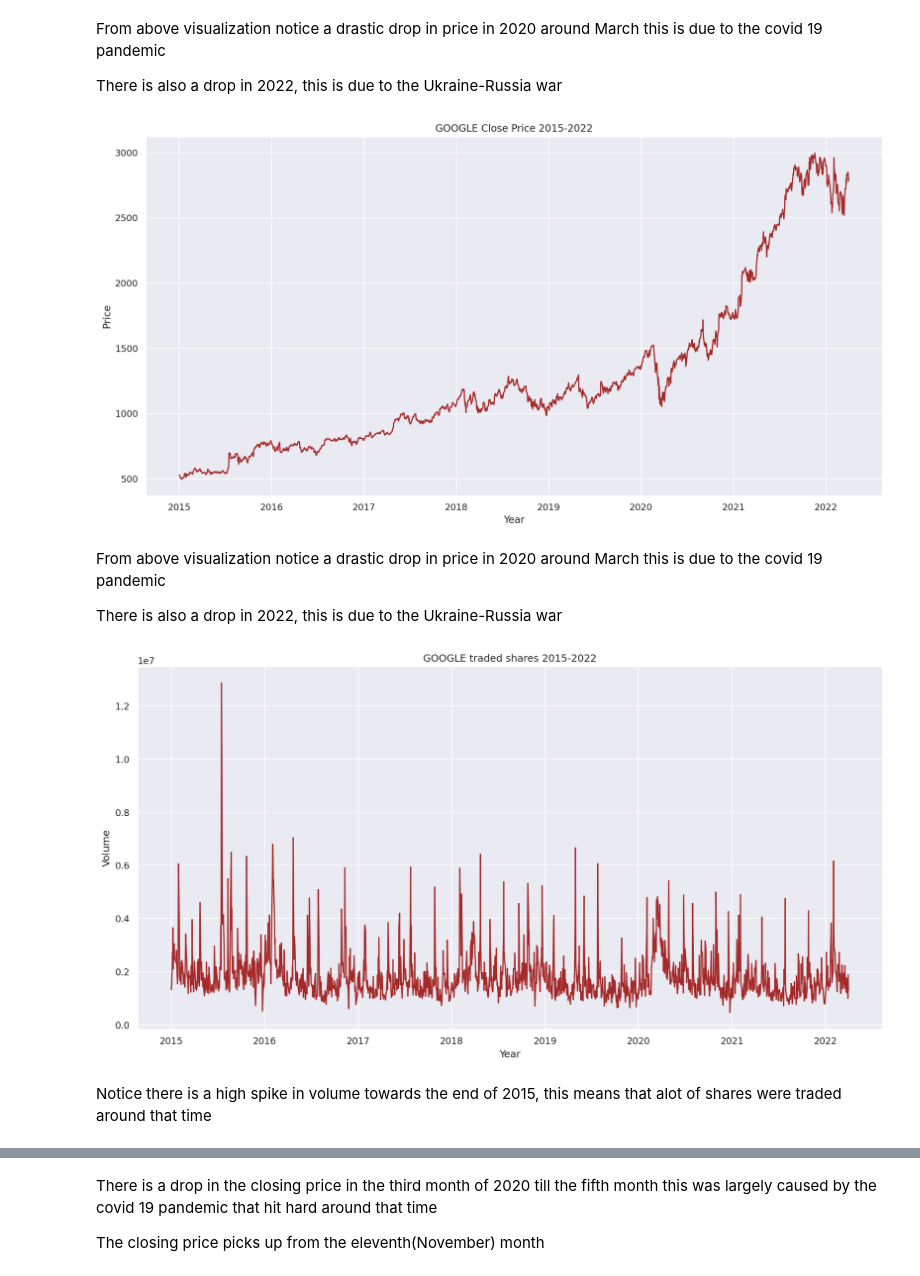
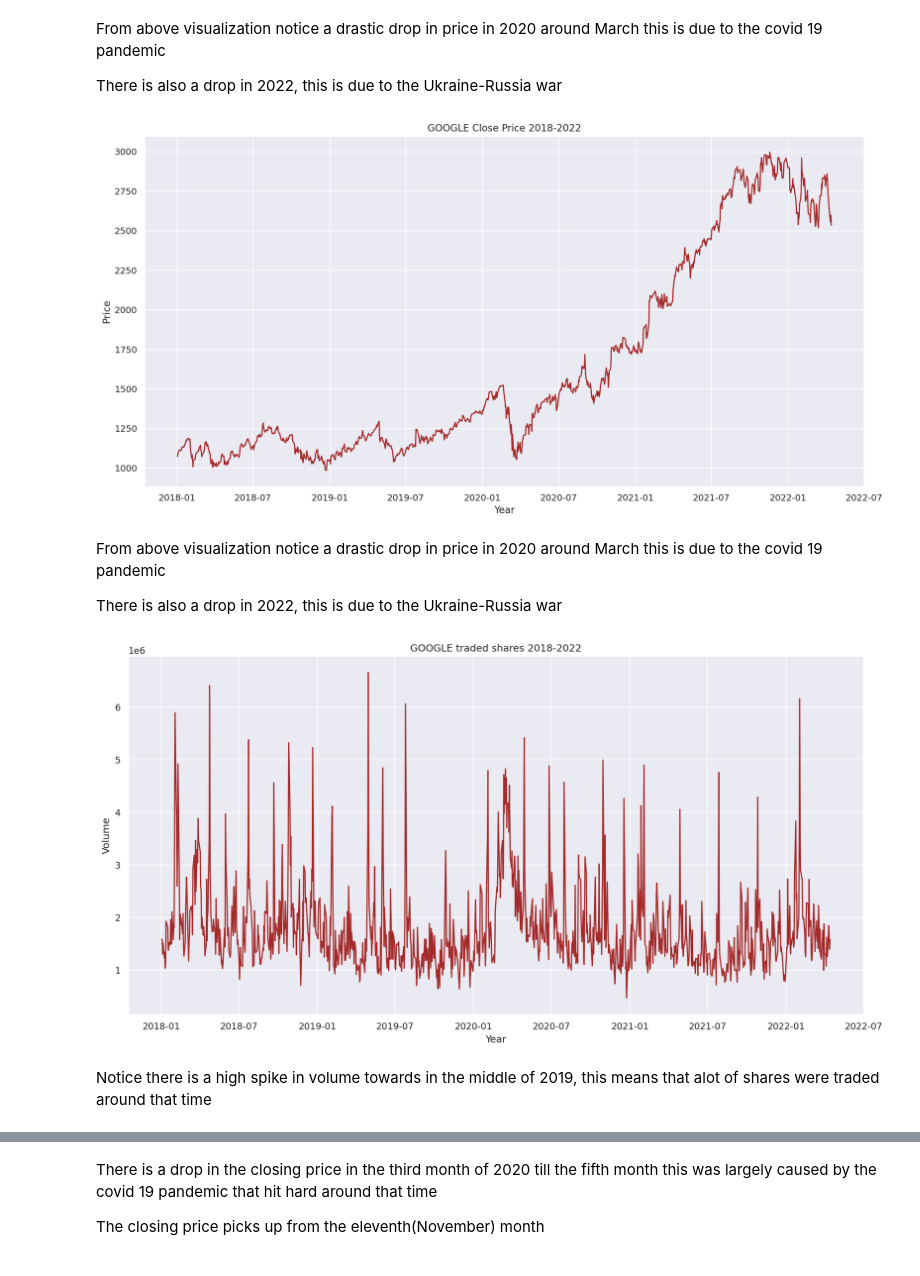
Before and after one commit to 01DaisyLynn/Time-Series-Project, a Jupyter notebook: Team_Miyagi_Google_Stock_Price_Prediction.ipynb, the cells around one changed output, grey strips where cells are left out. Saved outputs shown, nothing was run; the diff lists cells and outputs as text; code cells hidden in the pictures.

```diff
--- a/Team_Miyagi_Google_Stock_Price_Prediction.ipynb
+++ b/Team_Miyagi_Google_Stock_Price_Prediction.ipynb
@@ -155,8 +156,8 @@ import tensorflow as tf
 #Downloading Google Stock Data from Yahoo Finance
 
 data = yf.download(['GOOGL'],
-start='2015-01-01',
-end='2022-04-04',
+start='2018-01-01',
+end='2022-04-17',
 progress=False, actions='inline')
 data.head()
 # %% [output]
@@ -327,12 +321,12 @@ There is also a drop in 2022, this is due to the Ukraine-Russia war
 close_data = data["Close"]
 plt.figure(figsize=(16,8), dpi=200)
 plt.plot(close_data, color= "Brown", label="GOOGL_CLOSING PRICE")
-plt.title('GOOGLE Close Price 2015-2022')
+plt.title('GOOGLE Close Price 2018-2022')
 plt.xlabel('Year')
 plt.ylabel('Price')
 plt.show()
 # %% [output]
-[figure, old version]
+[figure, new version]
 # %% [markdown]
 From above visualization notice a drastic drop in price in 2020 around March this is due to the covid 19 pandemic
 
@@ -340,14 +334,14 @@ There is also a drop in 2022, this is due to the Ukraine-Russia war
 # %%
 #Plotting GOOGLE Volume(traded shares)
 
 close_data = data["Volume"]
 plt.figure(figsize=(16,8), dpi=150)
 plt.plot(close_data, color= "Brown", label="GOOGL_CLOSING PRICE")
-plt.title('GOOGLE traded shares 2015-2022')
+plt.title('GOOGLE traded shares 2018-2022')
 plt.xlabel('Year')
 plt.ylabel('Volume')
 plt.show()
 # %% [output]
-[figure, old version]
+[figure, new version]
 # %% [markdown]
-Notice there is a high spike in volume towards the end of 2015, this means that alot of shares were traded around that time
+Notice there is a high spike in volume towards in the middle of 2019, this means that alot of shares were traded around that time
```
Also changed, not shown: parts of 50 cells of this notebook.
